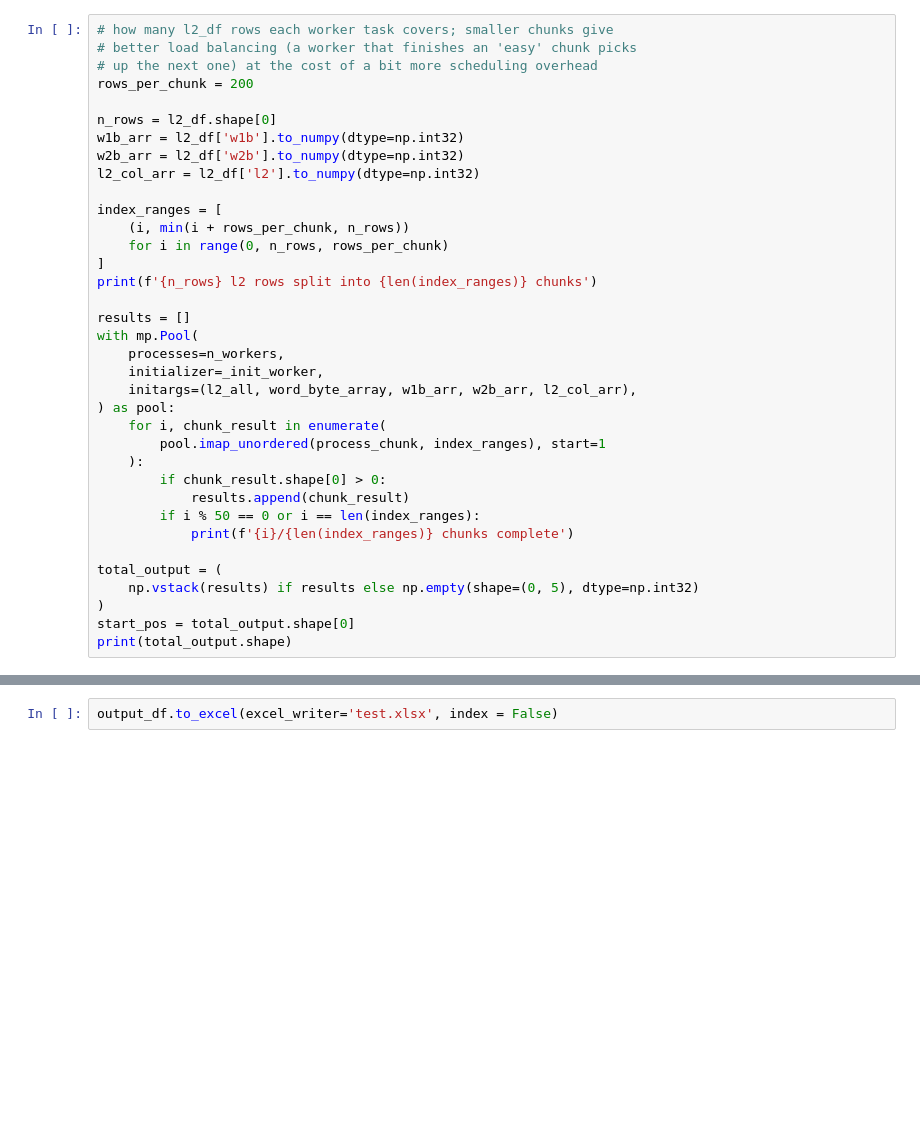
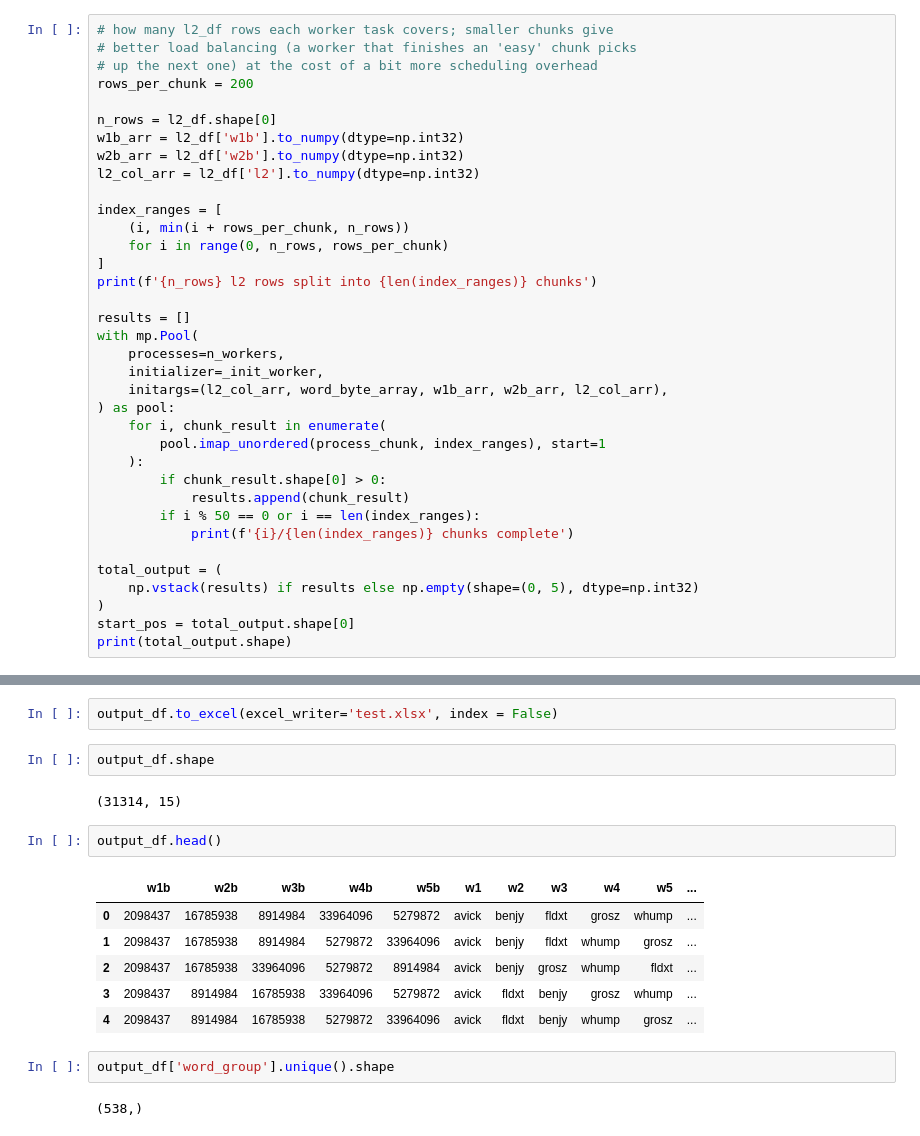
Before and after one commit to mike-babb/wordle_fun, a Jupyter notebook: five_groups_of_five_find_test_big_enumerate_mp.ipynb, the cells around one changed output, grey strips where cells are left out. Cells and saved outputs as stored; diff of their text form; blank space fills up the shorter version.

```diff
--- a/five_groups_of_five_find_test_big_enumerate_mp.ipynb
+++ b/five_groups_of_five_find_test_big_enumerate_mp.ipynb
@@ -175,7 +230,7 @@ results = []
 with mp.Pool(
     processes=n_workers,
     initializer=_init_worker,
-    initargs=(l2_all, word_byte_array, w1b_arr, w2b_arr, l2_col_arr),
+    initargs=(l2_col_arr, word_byte_array, w1b_arr, w2b_arr, l2_col_arr),
 ) as pool:
     for i, chunk_result in enumerate(
         pool.imap_unordered(process_chunk, index_ranges), start=1
@@ -268,3 +388,20 @@ output_df['bitwise_or'].unique().shape
 # CREATE AND SAVE OUTPUT
 # %%
 output_df.to_excel(excel_writer='test.xlsx', index = False)
+# %%
+output_df.shape
+# %% [output]
+(31314, 15)
+# %%
+output_df.head()
+# %% [output]
+|  | w1b | w2b | w3b | w4b | w5b | w1 | w2 | w3 | w4 | w5 | ... |
+| 0 | 2098437 | 16785938 | 8914984 | 33964096 | 5279872 | avick | benjy | fldxt | grosz | whump | ... |
+| 1 | 2098437 | 16785938 | 8914984 | 5279872 | 33964096 | avick | benjy | fldxt | whump | grosz | ... |
+| 2 | 2098437 | 16785938 | 33964096 | 5279872 | 8914984 | avick | benjy | grosz | whump | fldxt | ... |
+| 3 | 2098437 | 8914984 | 16785938 | 33964096 | 5279872 | avick | fldxt | benjy | grosz | whump | ... |
+| 4 | 2098437 | 8914984 | 16785938 | 5279872 | 33964096 | avick | fldxt | benjy | whump | grosz | ... |
+# %%
+output_df['word_group'].unique().shape
+# %% [output]
+(538,)
```
Also changed, not shown: parts of 28 cells of this notebook, 1 other file.
